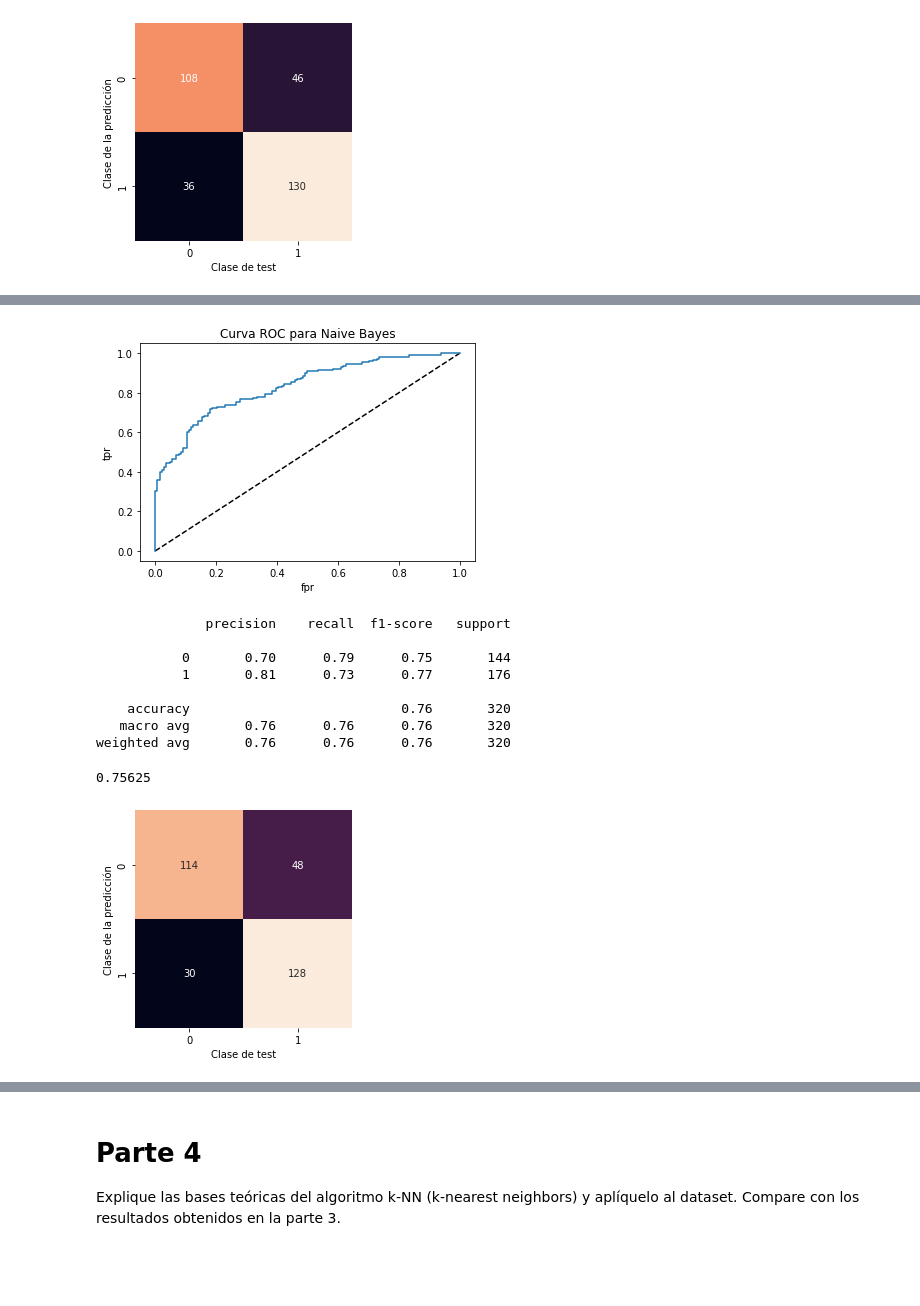
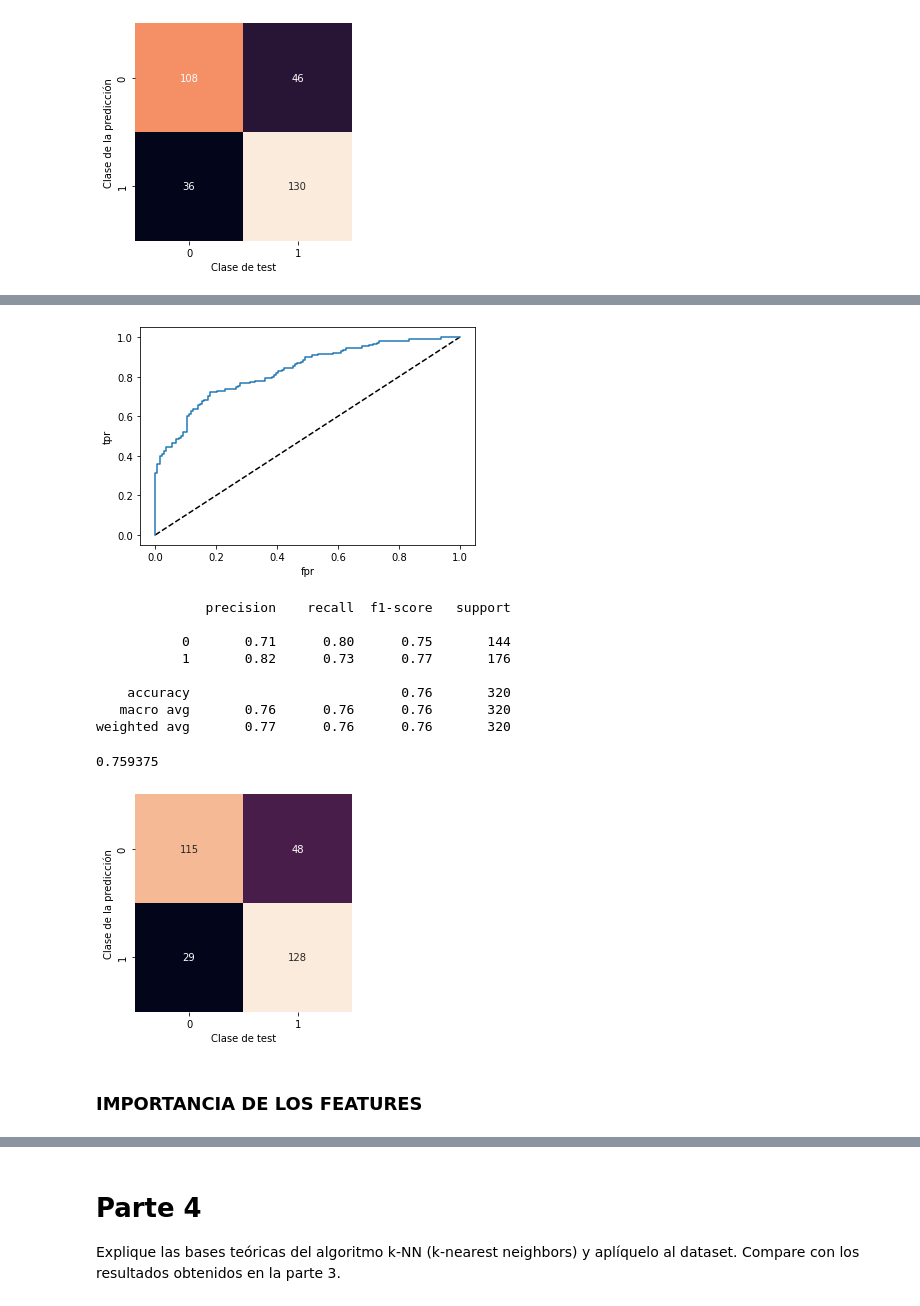
Before and after one commit to rdambrosioz/aa_2021, a Jupyter notebook: aa_tarea1_costanzo_dambrosio.ipynb, the cells around one changed output, grey strips where cells are left out. Drawn from its saved outputs; the diff is of its cells as text; code cells hidden in the pictures; blank space fills up the shorter version.

```diff
--- a/aa_tarea1_costanzo_dambrosio.ipynb
+++ b/aa_tarea1_costanzo_dambrosio.ipynb
@@ -288,7 +292,6 @@ def get_scores(Y_pred, probs, Y_test, plot=True):
     plt.plot(fpr, tpr, label='NB') #se grafica la curva ROC
     plt.xlabel('fpr')
     plt.ylabel('tpr')
-    plt.title('Curva ROC para Naive Bayes')
     plt.show()
 
   accuracy = accuracy_score(Y_test, Y_pred)
@@ -310,3 +313,18 @@ X_train = df_train[features]
 X_test = df_test[features]
 Y_train = df_train['q_label']
 Y_test = df_test['q_label']
+# %%
+all_gdb = []
+for f in range(1,len(features)+1):
+  model = GaussianNB()
+
+  pipe = Pipeline([('fselector', SelectKBest(chi2, k=f)), ('gnb', model)])
+  pipe.fit(X_train, Y_train)
+  new_Y_pewd = pipe.predict_proba(X_test)
+
+  # new_Y_pewd = model.predict_proba(X_test)
+  umbral_prob = 0.5
+  Y_pred = [0 if p>umbral_prob else 1 for p in new_Y_pewd[:,0]]
+  all_gdb += [(f,get_scores(Y_pred, new_Y_pewd, Y_test, plot=False))]
+
+pd.DataFrame(sorted(all_gdb, key = lambda x : x[1], reverse=True), columns=['n_feature_', 'acc'])
@@ -316,7 +347,7 @@ from sklearn.naive_bayes import GaussianNB
 model = GaussianNB()
 # model.fit(X_train, Y_train);
 
-pipe = Pipeline([('fselector', SelectKBest(chi2, k=10)), ('gnb', model)])
+pipe = Pipeline([('fselector', SelectKBest(chi2, k=8)), ('gnb', model)])
 pipe.fit(X_train, Y_train)
 new_Y_pewd = pipe.predict_proba(X_test)
 
@@ -360,3 +392,19 @@ get_scores(Y_pred, new_Y_pewd, Y_test)
    macro avg       0.74      0.74      0.74       320
 weighted avg       0.75      0.74      0.74       320
 [figure]
+# %%
+all_lr = []
+for f in range(1,len(features)+1):
+  model = LogisticRegression(max_iter=1000, solver='lbfgs', class_weight='balanced')
+  # model.fit(X_train, Y_train);
+
+  pipe = Pipeline([('fselector', SelectKBest(chi2, k=f)), ('lr', model)])
+  pipe.fit(X_train, Y_train)
+  new_Y_pewd = pipe.predict_proba(X_test)
+
+  # new_Y_pewd = model.predict_proba(X_test)
+  umbral_prob = 0.5
+  Y_pred = [0 if p>umbral_prob else 1 for p in new_Y_pewd[:,0]]
+  all_lr += [(f,get_scores(Y_pred, new_Y_pewd, Y_test, plot=False))]
+
+pd.DataFrame(sorted(all_lr, key = lambda x : x[1], reverse=True), columns=['n_feature_', 'acc'])
@@ -363,29 +424,29 @@ weighted avg       0.75      0.74      0.74       320
 # %%
-from sklearn.linear_model import LogisticRegression
-
 model = LogisticRegression(max_iter=1000, solver='lbfgs', class_weight='balanced')
 # model.fit(X_train, Y_train);
 
-pipe = Pipeline([('fselector', SelectKBest(chi2, k=10)), ('lr', model)])
+pipe = Pipeline([('fselector', SelectKBest(chi2, k=11)), ('lr', model)])
 pipe.fit(X_train, Y_train)
 new_Y_pewd = pipe.predict_proba(X_test)
 
 # new_Y_pewd = model.predict_proba(X_test)
 umbral_prob = 0.5
 Y_pred = [0 if p>umbral_prob else 1 for p in new_Y_pewd[:,0]]
 get_scores(Y_pred, new_Y_pewd, Y_test)
 # %% [output]
-[figure, old version]
+[figure, new version]
               precision    recall  f1-score   support
 
-           0       0.70      0.79      0.75       144
-           1       0.81      0.73      0.77       176
+           0       0.71      0.80      0.75       144
+           1       0.82      0.73      0.77       176
 
     accuracy                           0.76       320
    macro avg       0.76      0.76      0.76       320
-weighted avg       0.76      0.76      0.76       320
+weighted avg       0.77      0.76      0.76       320
-0.75625
+0.759375
 [figure]
+# %% [markdown]
+### IMPORTANCIA DE LOS FEATURES
 # %%
 model = GaussianNB()
 pipe = Pipeline([('gnb', model)])
```
Also changed, not shown: parts of 9 cells of this notebook.
